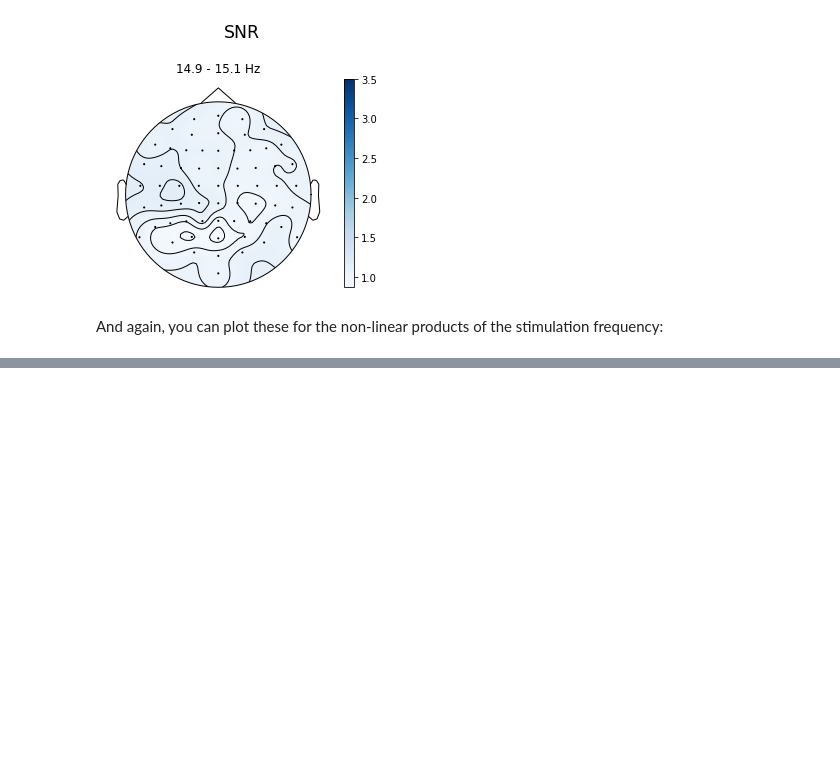
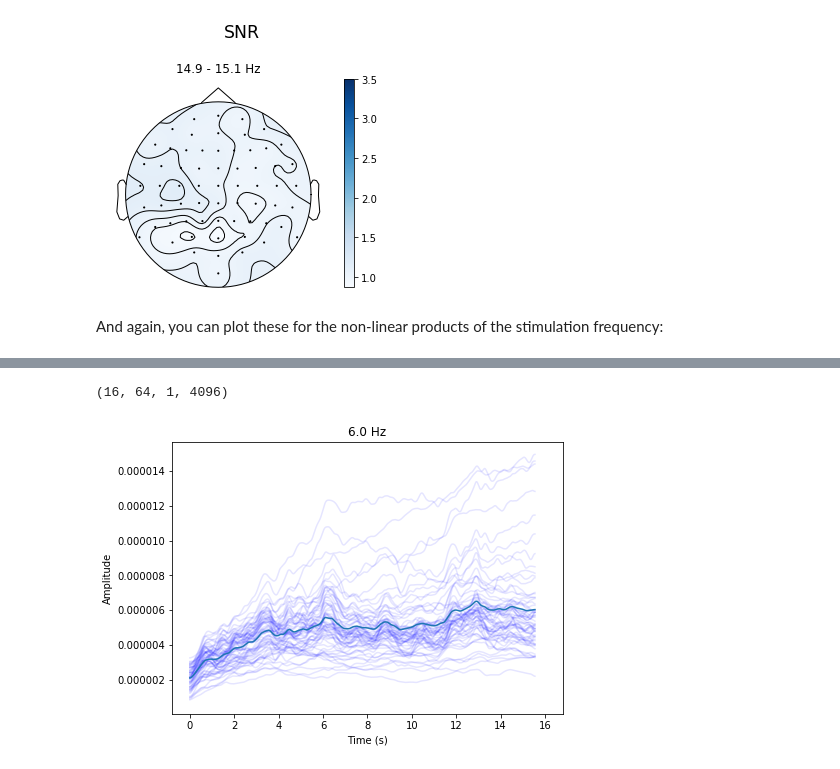
Before and after one commit to janfreyberg/ssvepy, a Jupyter notebook: example.ipynb, the cells around one changed output, grey strips where cells are left out. Drawn from its saved outputs; the diff is of its cells as text; code cells hidden in the pictures; blank space fills up the shorter version.

```diff
--- a/example.ipynb
+++ b/example.ipynb
@@ -114,0 +131,10 @@ ssvep_example.topoplot_snr(flims='harmonic', figsize=(12, 12))
+# %%
+ssvep_example = ssvepy.Ssvep(epoch_example, 6.0, fmin=2, fmax=30, compute_tfr=True)
+
+print(ssvep_example.stimulation.tfr.shape)
+# %% [output]
+(16, 64, 1, 4096)
+# %%
+ssvep_example.plot_tfr()
+# %% [output]
+[figure, added]
```
Also changed, not shown: parts of 17 cells of this notebook, 1 other file.
